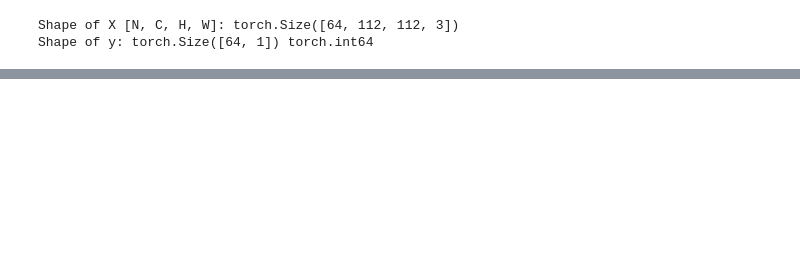
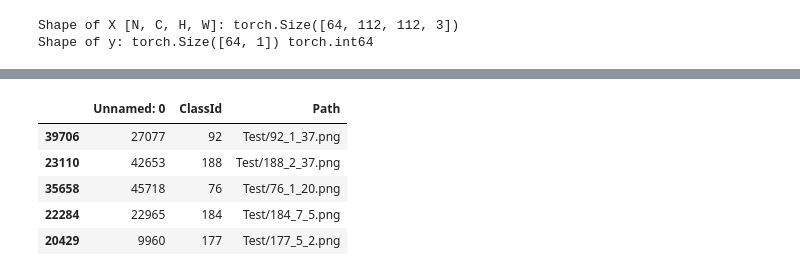
Before and after one commit to Yevgenialno/Traffic-Sign-Classification, a Jupyter notebook: trafic_sign_class.ipynb, the cells around one changed output, grey strips where cells are left out. Saved outputs shown, nothing was run; the diff lists cells and outputs as text; code cells hidden in the pictures; blank space fills up the shorter version.

```diff
--- a/trafic_sign_class.ipynb
+++ b/trafic_sign_class.ipynb
@@ -247,0 +357,13 @@ Validation: Loss = 0.1549, Accuracy = 0.9664, Time = 389.84 seconds
+# %%
+inference_df = df_test.sample(5)
+inference_data = TrafficData.create_dataset(inference_df, path, data_transforms)
+inference_loader = TrafficData.loader(inference_data, 5, shuffle=False)
+# %%
+inference_df
+# %% [output]
+|  | Unnamed: 0 | ClassId | Path |
+| 39706 | 27077 | 92 | Test/92_1_37.png |
+| 23110 | 42653 | 188 | Test/188_2_37.png |
+| 35658 | 45718 | 76 | Test/76_1_20.png |
+| 22284 | 22965 | 184 | Test/184_7_5.png |
+| 20429 | 9960 | 177 | Test/177_5_2.png |
```
Also changed, not shown: parts of 23 cells of this notebook.
